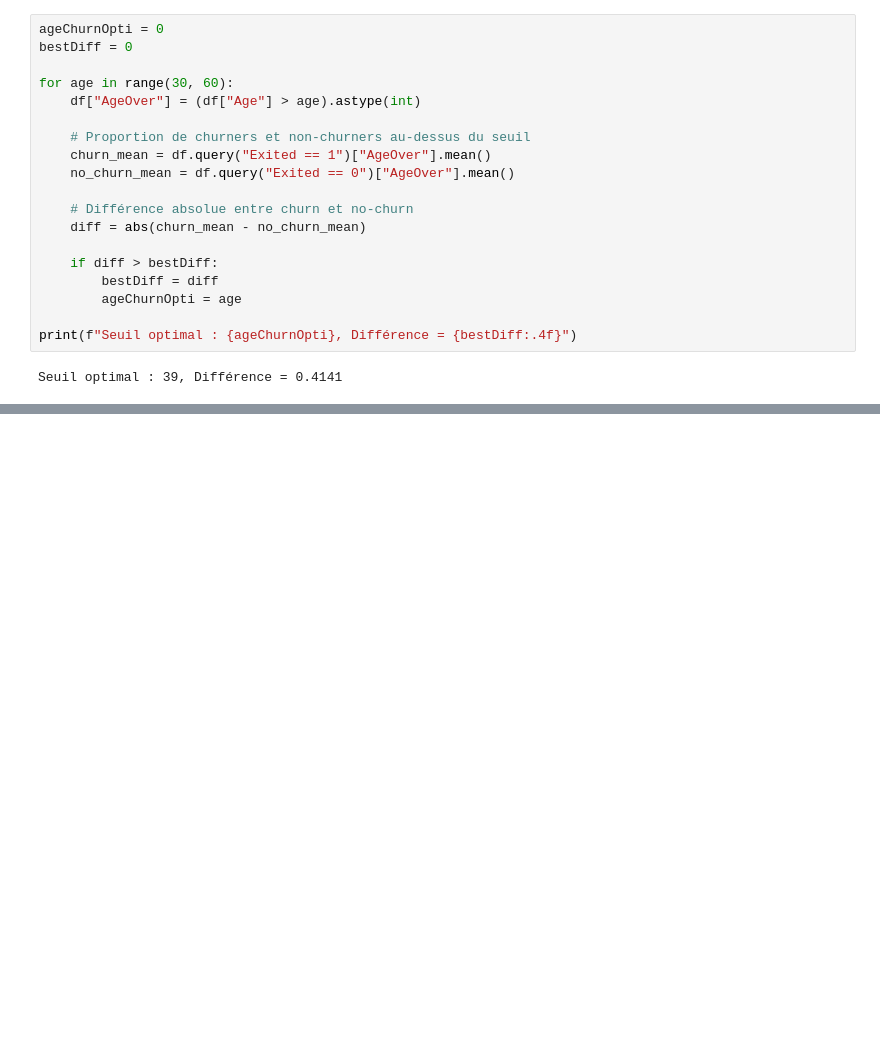
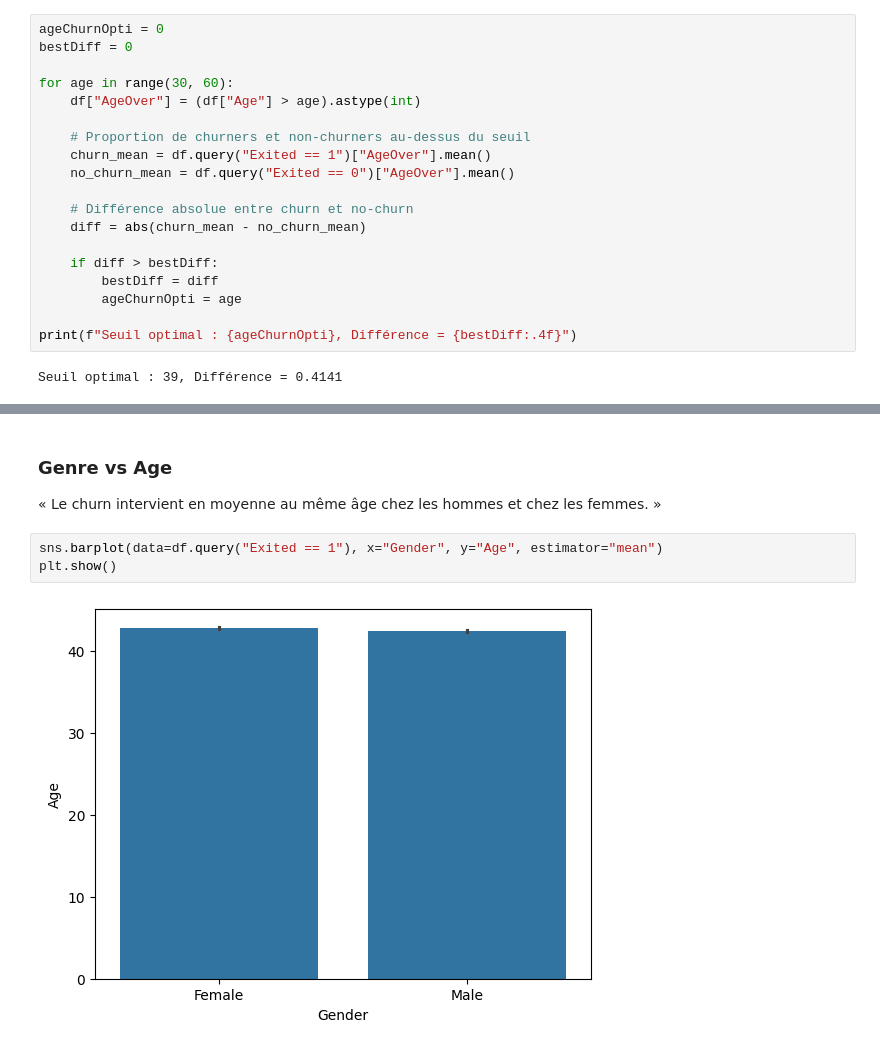
Before and after one commit to SimonGallien/bank_churn, a Jupyter notebook: eda.ipynb, the cells around one changed output, grey strips where cells are left out. Drawn from its saved outputs; the diff is of its cells as text; blank space fills up the shorter version.

```diff
--- a/eda.ipynb
+++ b/eda.ipynb
@@ -709,0 +712,8 @@ df.groupby('Exited')['CreditScore'].mean().plot(kind='bar')
+# %% [markdown]
+### Genre vs Age
+« Le churn intervient en moyenne au même âge chez les hommes et chez les femmes. »
+# %%
+sns.barplot(data=df.query("Exited == 1"), x="Gender", y="Age", estimator="mean")
+plt.show()
+# %% [output]
+[figure, added]
```
Also changed, not shown: parts of 25 cells of this notebook, 2 other files.
